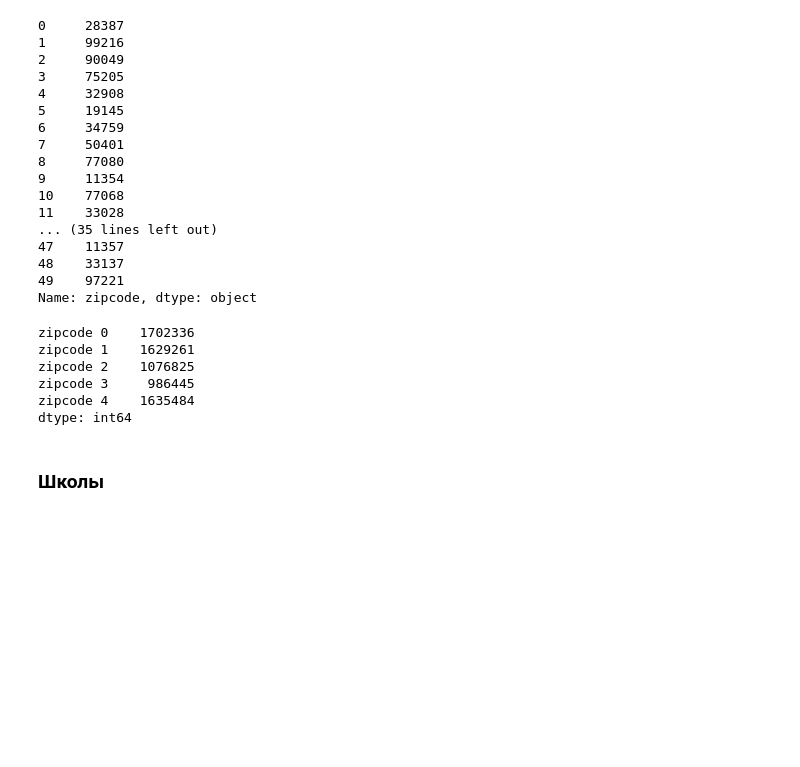
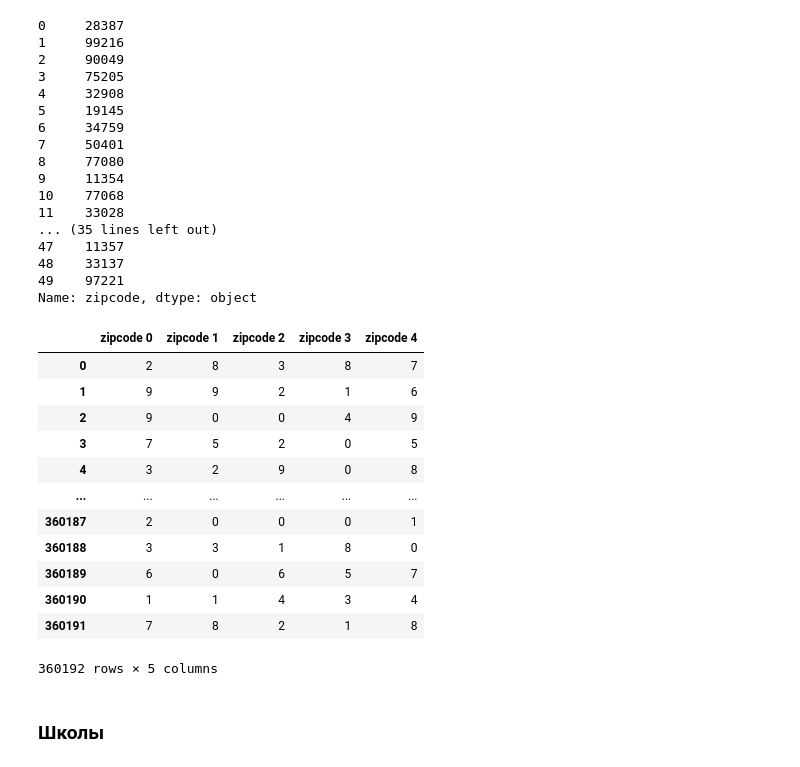
Before and after one commit to georgekovin/Housing-Regression-Project, a Jupyter notebook: data_processing_nb.ipynb, the cells around one changed output. Drawn from its saved outputs; the diff is of its cells as text; code cells hidden in the pictures; blank space fills up the shorter version.

```diff
--- a/data_processing_nb.ipynb
+++ b/data_processing_nb.ipynb
@@ -488,12 +561,13 @@ display(get_data_info(hf_df))
 # %% [markdown]
 ### *Возраст недвижимости*
 # %%
-hf_df['year built'].fillna('-1', inplace=True)
-hf_df['year built'] = hf_df['year built'].astype(float)
+hf_df['year built'] = (hf_df['year built']
+                       .fillna('-1')
+                       .astype(float))
 
 better_data['property age'] = ((2023 - hf_df['year built'])
                                .apply(lambda x: -1 if x == 2024 else x)
                                .astype(int))
 
-better_data['property age']
+get_vc(better_data['property age'])
 # %% [output]
@@ -814,19 +902,30 @@ Name: zipcode, dtype: object
 # %%
 data['zipcode'] = (data['zipcode']
                    .apply(lambda x: '00000' if ((x == '--') or
                                                 (len(x) != 5)) else x))
 
 for i in range(5):
     better_data['zipcode '+str(i)] = data['zipcode'].apply(lambda x: int(x[i]))
 
-get_sums(better_data, 'zipcode')
+better_data[['zipcode 0',
+             'zipcode 1',
+             'zipcode 2',
+             'zipcode 3',
+             'zipcode 4']]
 # %% [output]
+|  | zipcode 0 | zipcode 1 | zipcode 2 | zipcode 3 | zipcode 4 |
+| 0 | 2 | 8 | 3 | 8 | 7 |
+| 1 | 9 | 9 | 2 | 1 | 6 |
+| 2 | 9 | 0 | 0 | 4 | 9 |
+| 3 | 7 | 5 | 2 | 0 | 5 |
+| 4 | 3 | 2 | 9 | 0 | 8 |
+| ... | ... | ... | ... | ... | ... |
+| 360187 | 2 | 0 | 0 | 0 | 1 |
+| 360188 | 3 | 3 | 1 | 8 | 0 |
+| 360189 | 6 | 0 | 6 | 5 | 7 |
+| 360190 | 1 | 1 | 4 | 3 | 4 |
+| 360191 | 7 | 8 | 2 | 1 | 8 |
-zipcode 0    1702336
-zipcode 1    1629261
-zipcode 2    1076825
-zipcode 3     986445
-zipcode 4    1635484
-dtype: int64
+360192 rows × 5 columns
 # %% [markdown]
 ### Школы
 # %%
```
Also changed, not shown: parts of 17 cells of this notebook, 3 other files.
